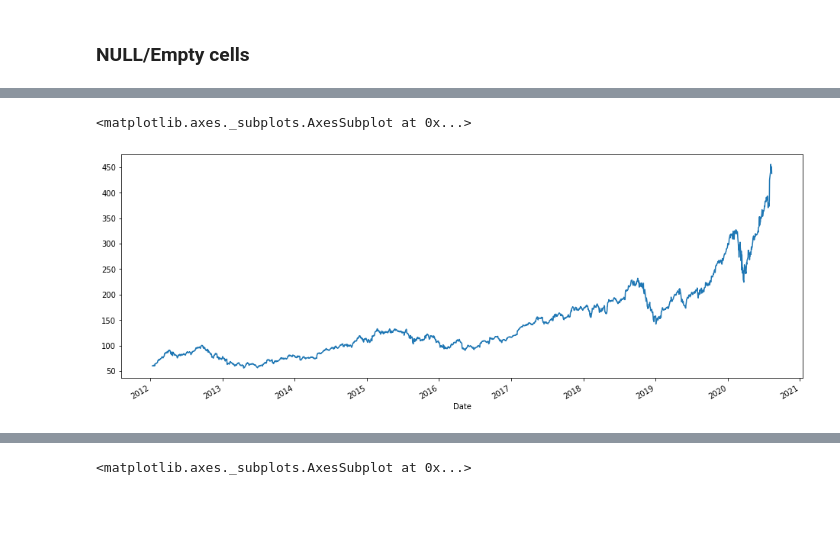
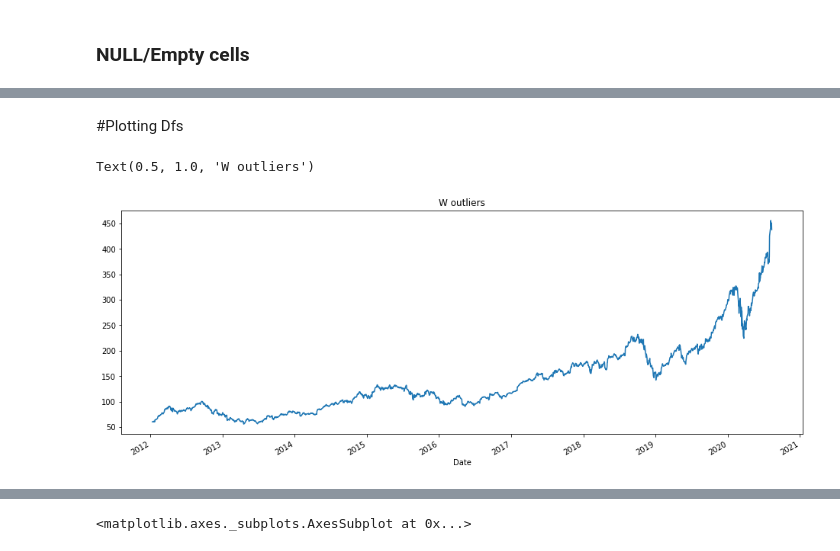
Before and after one commit to SiddTayi/Internship, a Jupyter notebook: Stocks.ipynb, the cells around one changed output, grey strips where cells are left out. Saved outputs shown, nothing was run; the diff lists cells and outputs as text; code cells hidden in the pictures; blank space fills up the shorter version.

```diff
--- a/Stocks.ipynb
+++ b/Stocks.ipynb
@@ -30,0 +29,2 @@ df.head()
+# %%
+df = df.rename(columns={"T":"T_comp"})
@@ -88,5 +203,8 @@ Name: AAPL, dtype: float64
+# %% [markdown]
+#Plotting Dfs
 # %%
  df['AAPL'].plot(figsize=(16,6))
+ plt.title('W outliers')
 # %% [output]
-<matplotlib.axes._subplots.AxesSubplot at 0x...>
+Text(0.5, 1.0, 'W outliers')
-[figure, old version]
+[figure, new version]
```
Also changed, not shown: parts of 34 cells of this notebook.
